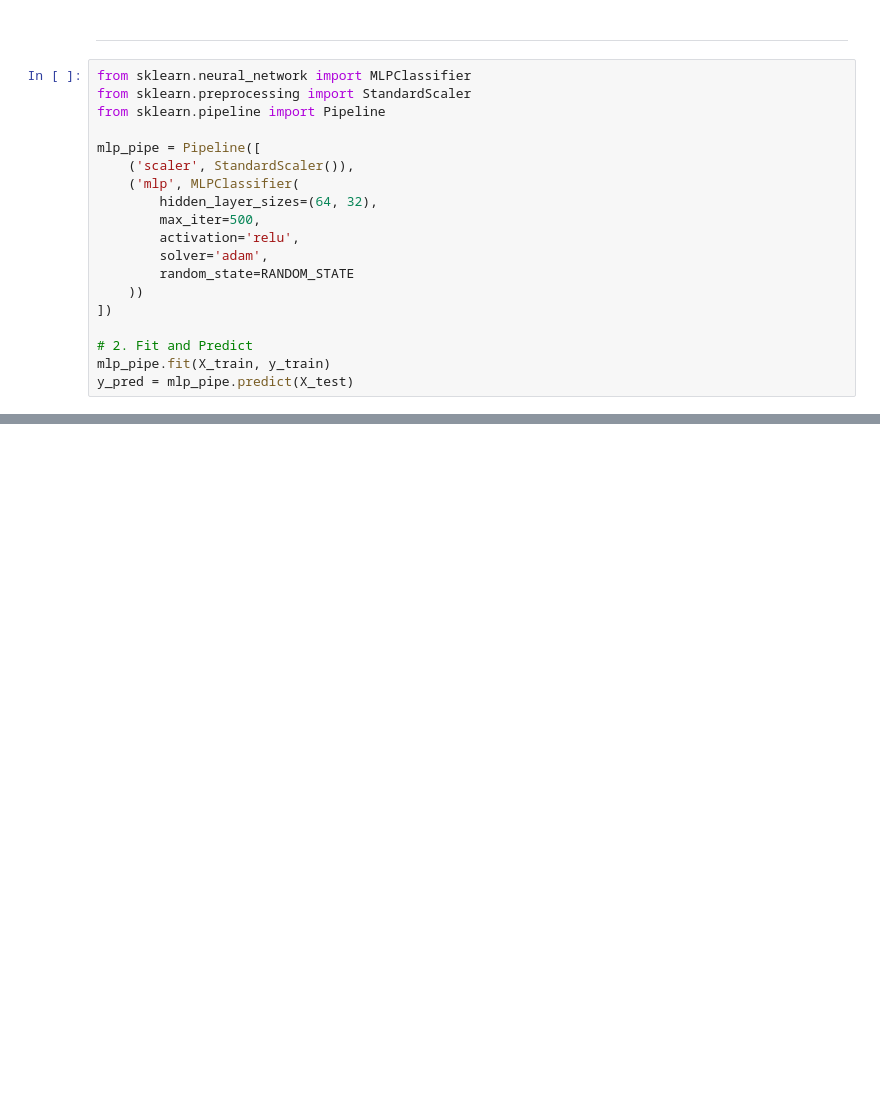
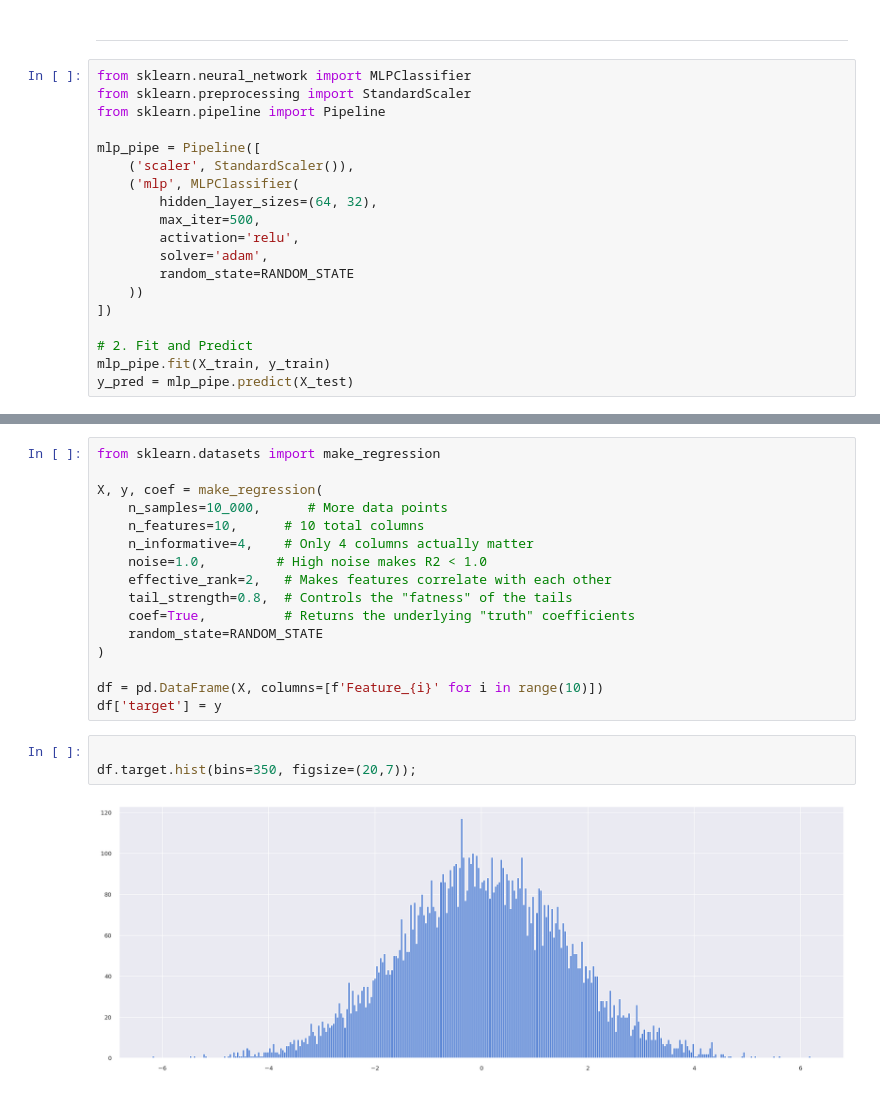
Before and after one commit to Sarvamm/ds-ml-projects, a Jupyter notebook: Template.ipynb, the cells around one changed output, grey strips where cells are left out. Cells and saved outputs as stored; diff of their text form; blank space fills up the shorter version.

```diff
--- a/Template.ipynb
+++ b/Template.ipynb
@@ -225,0 +226,21 @@ weighted avg       0.90      0.90      0.90      2000
+# %%
+from sklearn.datasets import make_regression
+
+X, y, coef = make_regression(
+    n_samples=10_000,      # More data points
+    n_features=10,      # 10 total columns
+    n_informative=4,    # Only 4 columns actually matter
+    noise=1.0,         # High noise makes R2 < 1.0
+    effective_rank=2,   # Makes features correlate with each other
+    tail_strength=0.8,  # Controls the "fatness" of the tails
+    coef=True,          # Returns the underlying "truth" coefficients
+    random_state=RANDOM_STATE
+)
+
+df = pd.DataFrame(X, columns=[f'Feature_{i}' for i in range(10)])
+df['target'] = y
+# %%
+
+df.target.hist(bins=350, figsize=(20,7));
+# %% [output]
+[figure, added]
```
Also changed, not shown: parts of 12 cells of this notebook.
